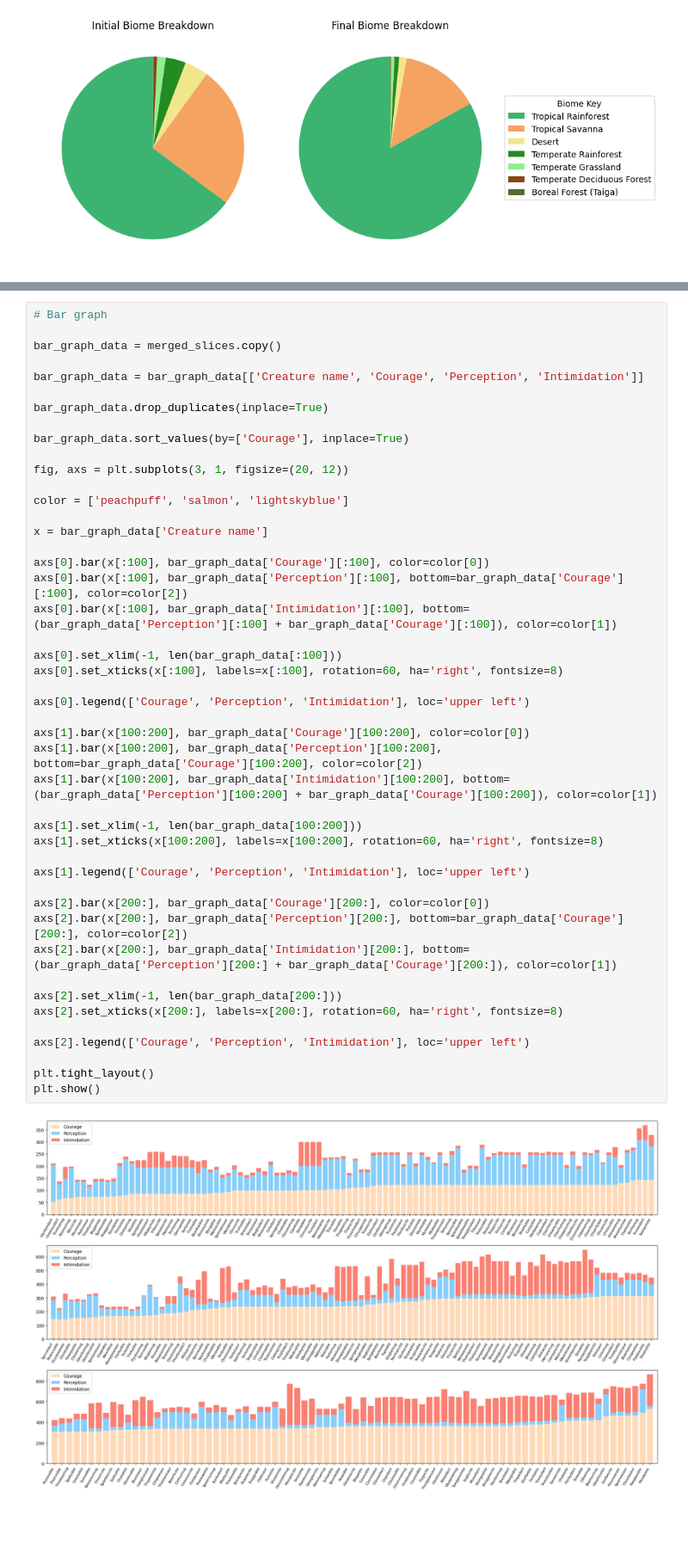
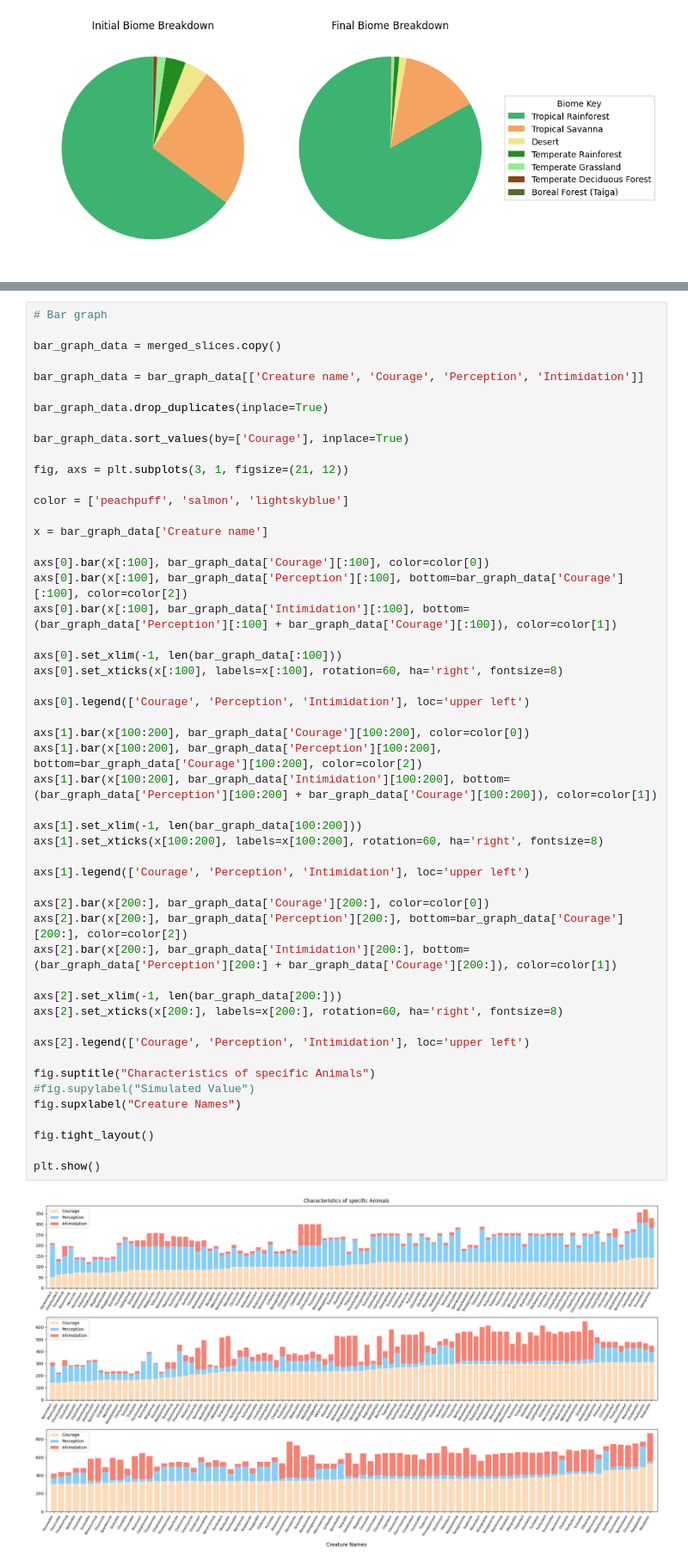
Before and after one commit to IanHornblower/CS-176-project, a Jupyter notebook: main.ipynb, the cells around one changed output, grey strips where cells are left out. Shown at 86% size. Cells and saved outputs as stored; diff of their text form; blank space fills up the shorter version.

```diff
--- a/main.ipynb
+++ b/main.ipynb
@@ -168,7 +172,7 @@ bar_graph_data.drop_duplicates(inplace=True)
 
 bar_graph_data.sort_values(by=['Courage'], inplace=True)
 
-fig, axs = plt.subplots(3, 1, figsize=(20, 12))
+fig, axs = plt.subplots(3, 1, figsize=(21, 12))
 
 color = ['peachpuff', 'salmon', 'lightskyblue']
 
@@ -176,35 +180,40 @@ x = bar_graph_data['Creature name']
 
 axs[0].bar(x[:100], bar_graph_data['Courage'][:100], color=color[0])
 axs[0].bar(x[:100], bar_graph_data['Perception'][:100], bottom=bar_graph_data['Courage'][:100], color=color[2])
 axs[0].bar(x[:100], bar_graph_data['Intimidation'][:100], bottom=(bar_graph_data['Perception'][:100] + bar_graph_data['Courage'][:100]), color=color[1])
 
 axs[0].set_xlim(-1, len(bar_graph_data[:100]))
 axs[0].set_xticks(x[:100], labels=x[:100], rotation=60, ha='right', fontsize=8)
 
 axs[0].legend(['Courage', 'Perception', 'Intimidation'], loc='upper left')
 
 axs[1].bar(x[100:200], bar_graph_data['Courage'][100:200], color=color[0])
 axs[1].bar(x[100:200], bar_graph_data['Perception'][100:200], bottom=bar_graph_data['Courage'][100:200], color=color[2])
 axs[1].bar(x[100:200], bar_graph_data['Intimidation'][100:200], bottom=(bar_graph_data['Perception'][100:200] + bar_graph_data['Courage'][100:200]), color=color[1])
 
 axs[1].set_xlim(-1, len(bar_graph_data[100:200]))
 axs[1].set_xticks(x[100:200], labels=x[100:200], rotation=60, ha='right', fontsize=8)
 
 axs[1].legend(['Courage', 'Perception', 'Intimidation'], loc='upper left')
 
 axs[2].bar(x[200:], bar_graph_data['Courage'][200:], color=color[0])
 axs[2].bar(x[200:], bar_graph_data['Perception'][200:], bottom=bar_graph_data['Courage'][200:], color=color[2])
 axs[2].bar(x[200:], bar_graph_data['Intimidation'][200:], bottom=(bar_graph_data['Perception'][200:] + bar_graph_data['Courage'][200:]), color=color[1])
 
 axs[2].set_xlim(-1, len(bar_graph_data[200:]))
 axs[2].set_xticks(x[200:], labels=x[200:], rotation=60, ha='right', fontsize=8)
 
 axs[2].legend(['Courage', 'Perception', 'Intimidation'], loc='upper left')
 
-plt.tight_layout()
+fig.suptitle("Characteristics of specific Animals")
+#fig.supylabel("Simulated Value")
+fig.supxlabel("Creature Names")
+
+fig.tight_layout()
+
 plt.show()
 # %% [output]
-[figure, old version]
+[figure, new version]
 # %%
 # Graph visualizing eating patterns over the epochs
 
```
Also changed, not shown: parts of 2 cells of this notebook.
